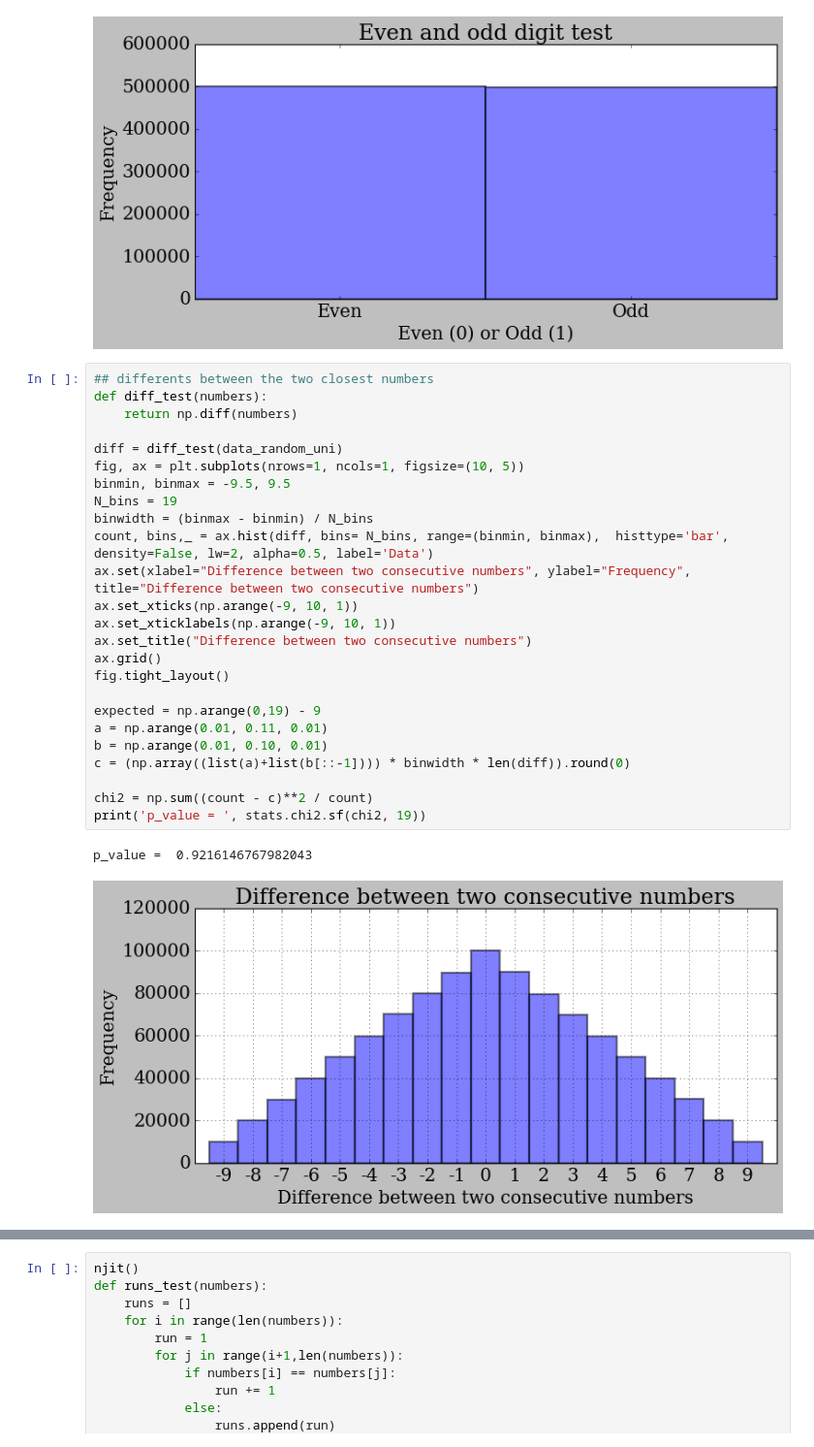
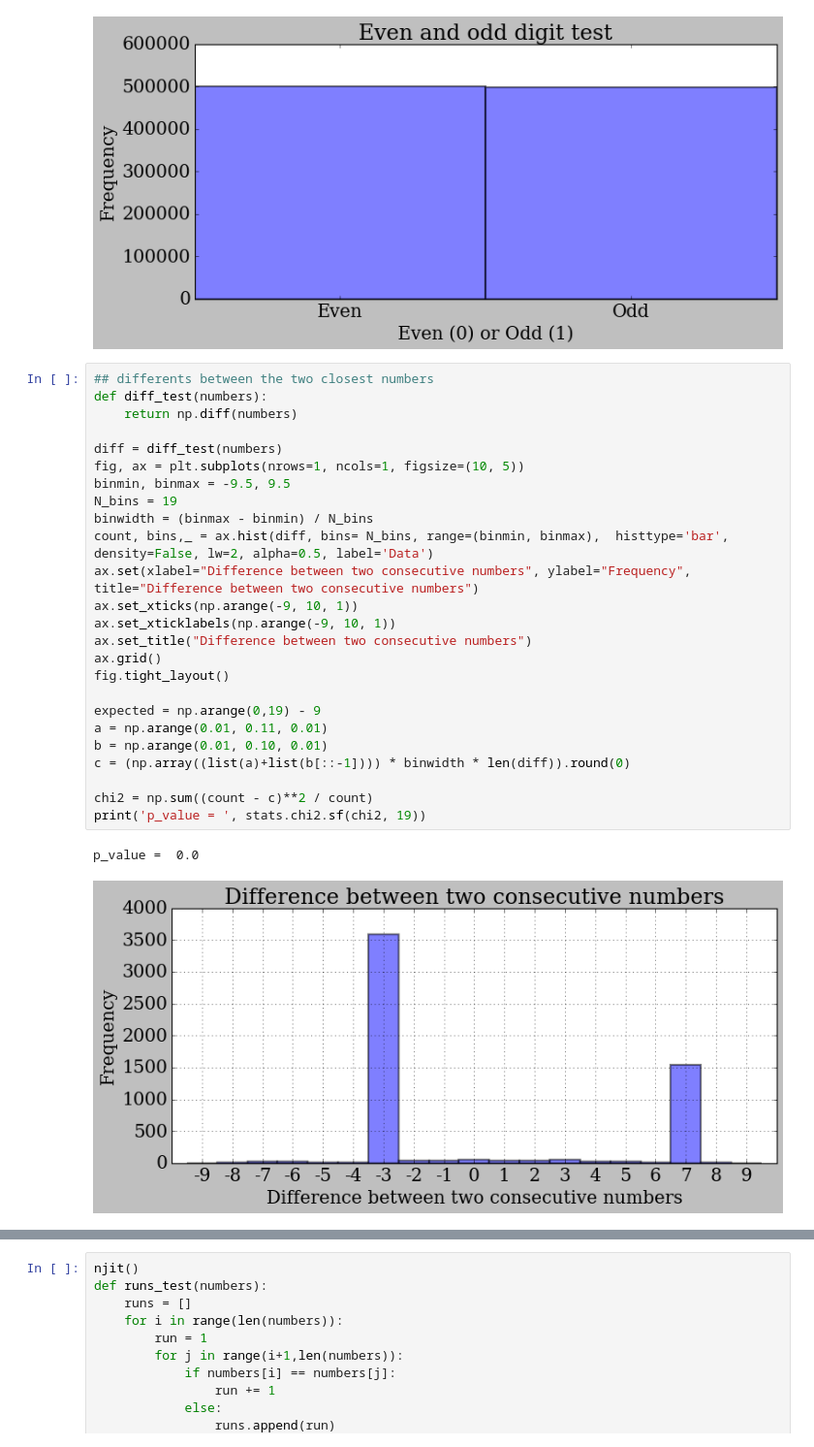
Before and after one commit to KOBJA/AppStat2022, a Jupyter notebook: Week4/RandomDigitsTest/RandomDigitsTest_my.ipynb, the cells around one changed output, grey strips where cells are left out. Shown: that part at 97% size. Saved outputs shown, nothing was run; the diff lists cells and outputs as text.

```diff
--- a/Week4/RandomDigitsTest/RandomDigitsTest_my.ipynb
+++ b/Week4/RandomDigitsTest/RandomDigitsTest_my.ipynb
@@ -113,31 +113,31 @@ chi2 = np.sum
 # %%
 ## differents between the two closest numbers
 def diff_test(numbers):
     return np.diff(numbers)
 
-diff = diff_test(data_random_uni)
+diff = diff_test(numbers)
 fig, ax = plt.subplots(nrows=1, ncols=1, figsize=(10, 5))
 binmin, binmax = -9.5, 9.5
 N_bins = 19
 binwidth = (binmax - binmin) / N_bins
 count, bins,_ = ax.hist(diff, bins= N_bins, range=(binmin, binmax),  histtype='bar', density=False, lw=2, alpha=0.5, label='Data')
 ax.set(xlabel="Difference between two consecutive numbers", ylabel="Frequency", title="Difference between two consecutive numbers")
 ax.set_xticks(np.arange(-9, 10, 1))
 ax.set_xticklabels(np.arange(-9, 10, 1))
 ax.set_title("Difference between two consecutive numbers")
 ax.grid()
 fig.tight_layout()
 
 expected = np.arange(0,19) - 9
 a = np.arange(0.01, 0.11, 0.01)
 b = np.arange(0.01, 0.10, 0.01)
 c = (np.array((list(a)+list(b[::-1]))) * binwidth * len(diff)).round(0)
 
 chi2 = np.sum((count - c)**2 / count)
 print('p_value = ', stats.chi2.sf(chi2, 19))
 # %% [output]
-p_value =  0.9216146767982043
+p_value =  0.0
-[figure, old version]
+[figure, new version]
 # %%
 njit()
 def dist_to_same(numbers):
```
Also changed, not shown: parts of 2 cells of this notebook, 8 other files.
